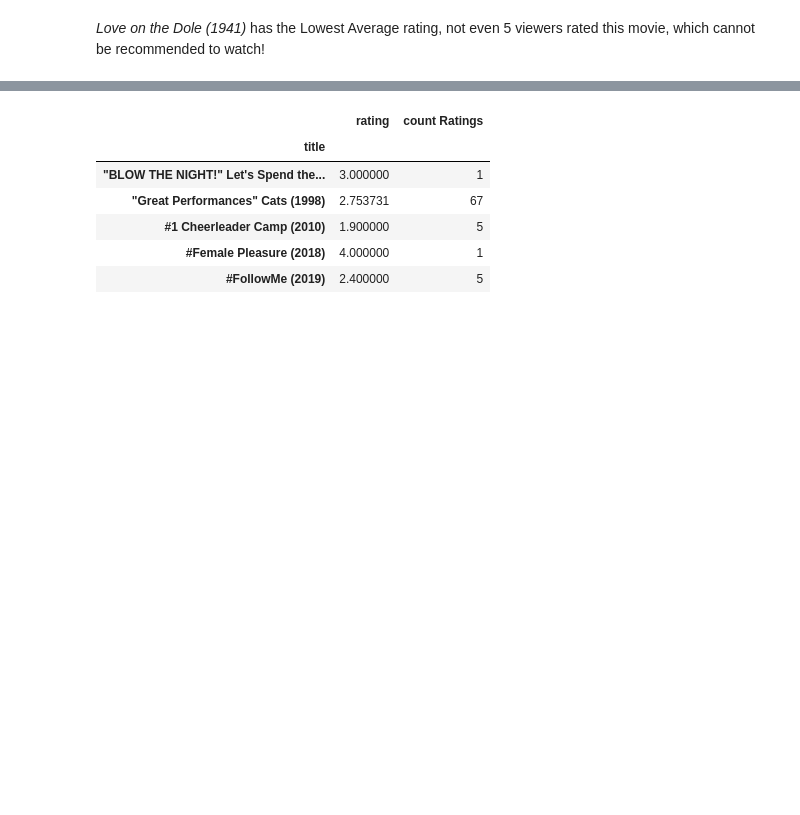
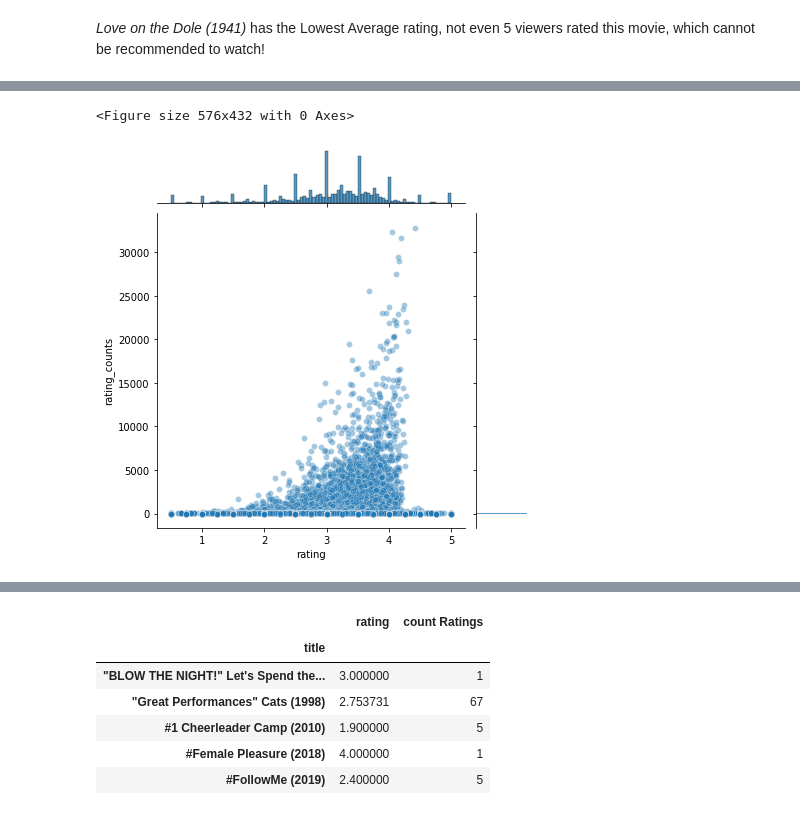
Before and after one commit to MafikengZ/Unsupervised-Learning-Recommender-Systems, a Jupyter notebook: engine.ipynb, the cells around one changed output, grey strips where cells are left out. Saved outputs shown, nothing was run; the diff lists cells and outputs as text; code cells hidden in the pictures; blank space fills up the shorter version.

Commit message:
Rating Analysis & Correlation

```diff
--- a/engine.ipynb
+++ b/engine.ipynb
@@ -544,3 +579,10 @@ Love's Coming (2014)                                           1
 Name: rating, Length: 48151, dtype: int64
 # %% [markdown]
 *Love on the Dole (1941)* has the Lowest Average rating, not even 5 viewers rated this movie, which cannot be recommended to watch!
+# %%
+ratings_mean_count = pd.DataFrame(data.groupby('movieId')['rating'].
+                                  mean())
+ratings_mean_count['rating_counts'] = pd.DataFrame(data.
+                                                   groupby('movieId')
+                                                   ['rating'].count())
+ratings_mean_count.head()
@@ -546,0 +597,10 @@ Name: rating, Length: 48151, dtype: int64
+# %%
+plt.figure(figsize=(8, 6))
+plt.rcParams['patch.force_edgecolor'] = True
+sns.jointplot(x='rating', y='rating_counts',
+              data=ratings_mean_count,
+              alpha=0.4)
+plt.show()
+# %% [output]
+<Figure size 576x432 with 0 Axes>
+[figure, added]
```
Also changed, not shown: parts of 5 cells of this notebook.
